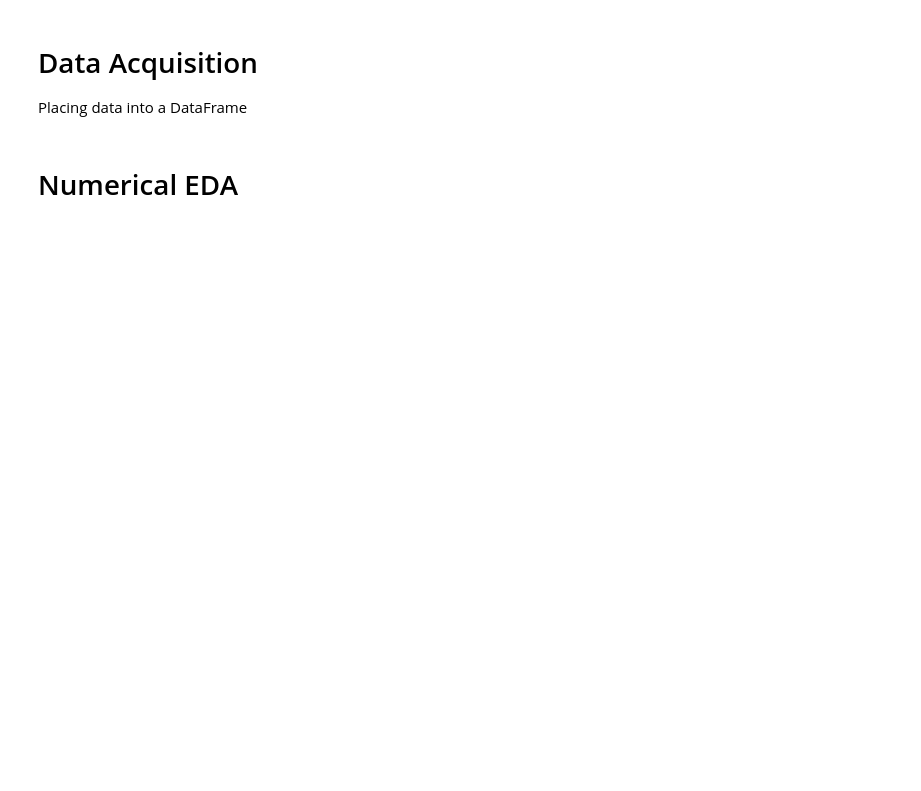
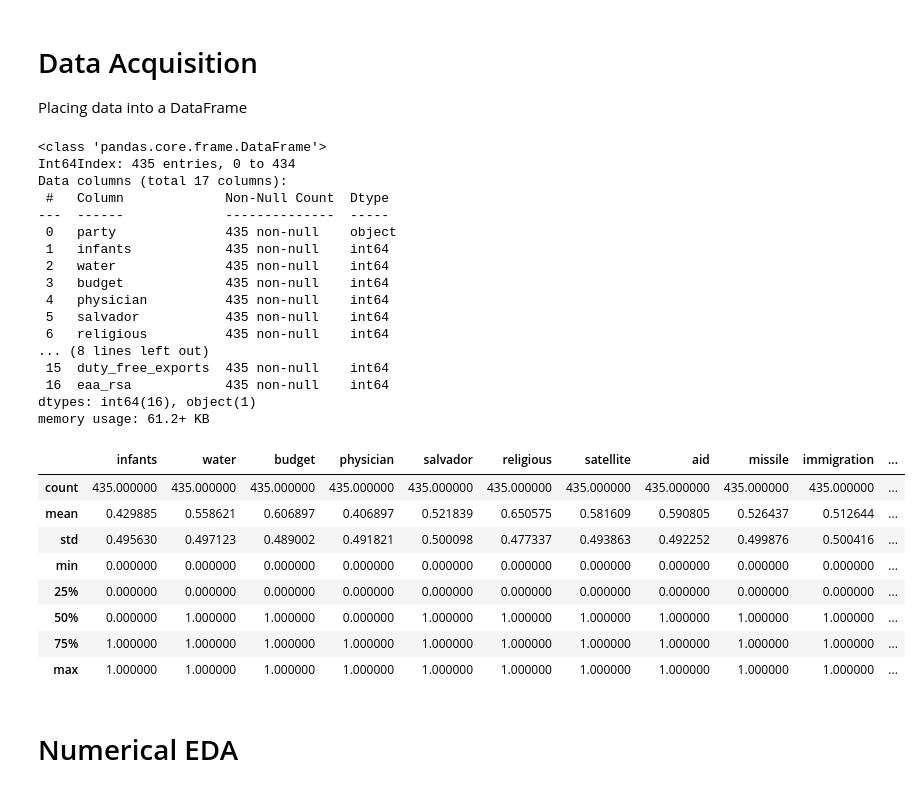
Before and after one commit to dansjack/ad-450, a Jupyter notebook: Week_6_Classification_Notebook.ipynb, the cells around one changed output. Cells and saved outputs as stored; diff of their text form; code cells hidden in the pictures; blank space fills up the shorter version.

```diff
--- a/Week_6_Classification_Notebook.ipynb
+++ b/Week_6_Classification_Notebook.ipynb
@@ -3,5 +3,36 @@
 # %% [markdown]
 # Data Acquisition
 Placing data into a DataFrame
+# %%
+import pandas as pd
+
+df = pd.read_json("https://raw.githubusercontent.com/dansjack/ad-450/main/votes.json")
+# %% [output]
+<class 'pandas.core.frame.DataFrame'>
+Int64Index: 435 entries, 0 to 434
+Data columns (total 17 columns):
+ #   Column             Non-Null Count  Dtype
+---  ------             --------------  -----
+ 0   party              435 non-null    object
+ 1   infants            435 non-null    int64
+ 2   water              435 non-null    int64
+ 3   budget             435 non-null    int64
+ 4   physician          435 non-null    int64
+ 5   salvador           435 non-null    int64
+ 6   religious          435 non-null    int64
+... (8 lines left out)
+ 15  duty_free_exports  435 non-null    int64
+ 16  eaa_rsa            435 non-null    int64
+dtypes: int64(16), object(1)
+memory usage: 61.2+ KB
+|  | infants | water | budget | physician | salvador | religious | satellite | aid | missile | immigration | ... |
+| count | 435.000000 | 435.000000 | 435.000000 | 435.000000 | 435.000000 | 435.000000 | 435.000000 | 435.000000 | 435.000000 | 435.000000 | ... |
+| mean | 0.429885 | 0.558621 | 0.606897 | 0.406897 | 0.521839 | 0.650575 | 0.581609 | 0.590805 | 0.526437 | 0.512644 | ... |
+| std | 0.495630 | 0.497123 | 0.489002 | 0.491821 | 0.500098 | 0.477337 | 0.493863 | 0.492252 | 0.499876 | 0.500416 | ... |
+| min | 0.000000 | 0.000000 | 0.000000 | 0.000000 | 0.000000 | 0.000000 | 0.000000 | 0.000000 | 0.000000 | 0.000000 | ... |
+| 25% | 0.000000 | 0.000000 | 0.000000 | 0.000000 | 0.000000 | 0.000000 | 0.000000 | 0.000000 | 0.000000 | 0.000000 | ... |
+| 50% | 0.000000 | 1.000000 | 1.000000 | 0.000000 | 1.000000 | 1.000000 | 1.000000 | 1.000000 | 1.000000 | 1.000000 | ... |
+| 75% | 1.000000 | 1.000000 | 1.000000 | 1.000000 | 1.000000 | 1.000000 | 1.000000 | 1.000000 | 1.000000 | 1.000000 | ... |
+| max | 1.000000 | 1.000000 | 1.000000 | 1.000000 | 1.000000 | 1.000000 | 1.000000 | 1.000000 | 1.000000 | 1.000000 | ... |
 # %% [markdown]
 # Numerical EDA
```
Also changed, not shown: parts of 6 cells of this notebook.
